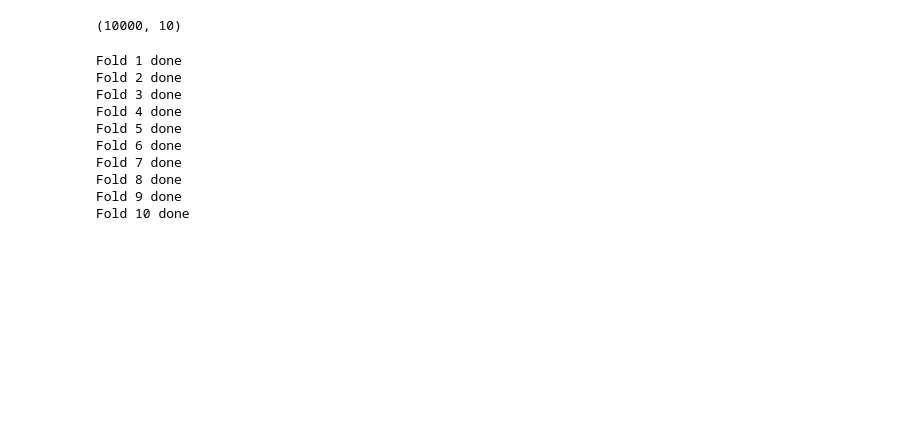
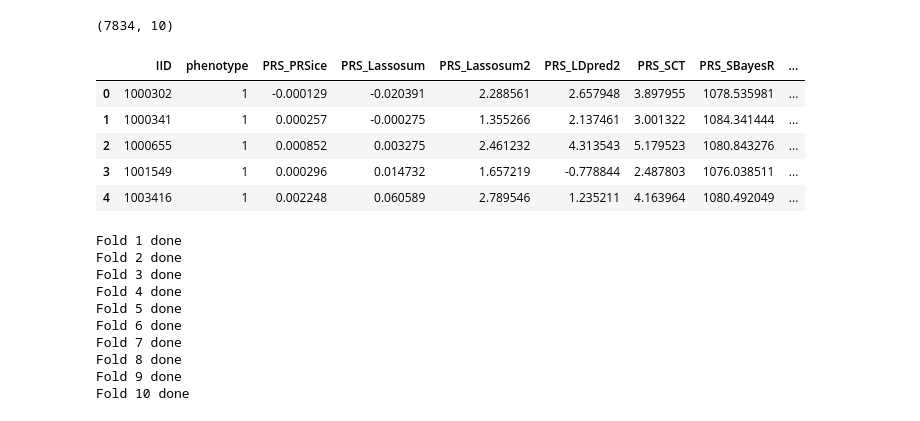
Before and after one commit to xamwise/nextflow_pipeline_prs, a Jupyter notebook: collect_results_prs_models.ipynb, the cells around one changed output. Cells and saved outputs as stored; diff of their text form; code cells hidden in the pictures; blank space fills up the shorter version.

```diff
--- a/collect_results_prs_models.ipynb
+++ b/collect_results_prs_models.ipynb
@@ -262,6 +261,7 @@ for df in prs_dfs:
     df['PRS'] = df['PRS'].astype(float)
 # %%
 prs_merged = labels[['IID', 'phenotype']].copy()
+prs_merged['IID'] = prs_merged['IID'].astype(str)
 
 for i, df in enumerate(prs_dfs):
     df = df.rename(columns={'PRS': f'PRS_{prs_names[i]}'})
@@ -269,8 +269,19 @@ for i, df in enumerate(prs_dfs):
 
 prs_features = [f'PRS_{name}' for name in prs_names]
 print(prs_merged.shape)
+
+prs_merged['IID'] = prs_merged['IID'].astype(int)
 # %% [output]
-(10000, 10)
+(7834, 10)
+# %%
+prs_merged.head()
+# %% [output]
+|  | IID | phenotype | PRS_PRSice | PRS_Lassosum | PRS_Lassosum2 | PRS_LDpred2 | PRS_SCT | PRS_SBayesR | ... |
+| 0 | 1000302 | 1 | -0.000129 | -0.020391 | 2.288561 | 2.657948 | 3.897955 | 1078.535981 | ... |
+| 1 | 1000341 | 1 | 0.000257 | -0.000275 | 1.355266 | 2.137461 | 3.001322 | 1084.341444 | ... |
+| 2 | 1000655 | 1 | 0.000852 | 0.003275 | 2.461232 | 4.313543 | 5.179523 | 1080.843276 | ... |
+| 3 | 1001549 | 1 | 0.000296 | 0.014732 | 1.657219 | -0.778844 | 2.487803 | 1076.038511 | ... |
+| 4 | 1003416 | 1 | 0.002248 | 0.060589 | 2.789546 | 1.235211 | 4.163964 | 1080.492049 | ... |
 # %%
 
 def nagelkerke_r2(model, X, y):
```
Also changed, not shown: parts of 21 cells of this notebook, 23 other files.
